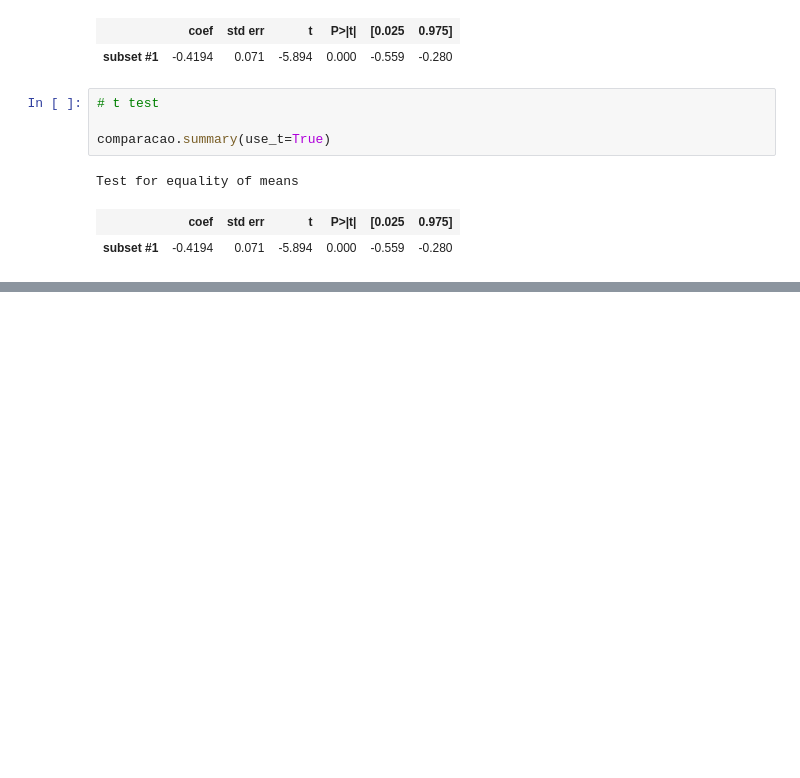
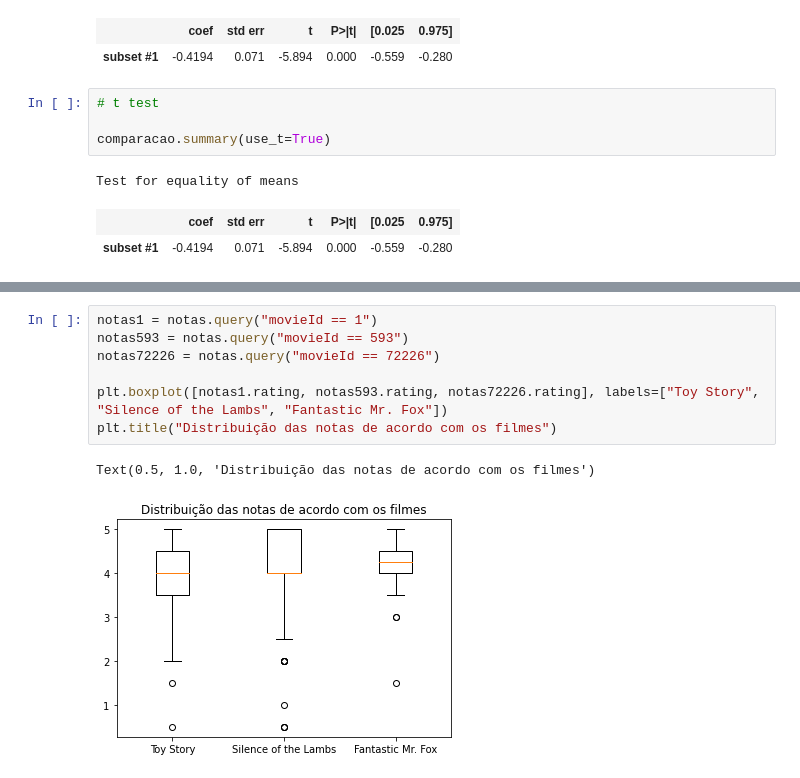
Before and after one commit to cglima/alura-data-science-testes-estat-sticos-com-python, a Jupyter notebook: notebook/data-science-introducao-a-tests.ipynb, the cells around one changed output, grey strips where cells are left out. Saved outputs shown, nothing was run; the diff lists cells and outputs as text; blank space fills up the shorter version.

```diff
--- a/notebook/data-science-introducao-a-tests.ipynb
+++ b/notebook/data-science-introducao-a-tests.ipynb
@@ -694,0 +748,10 @@ plt.boxplot([notas.rating, notas1.rating])
+# %%
+notas1 = notas.query("movieId == 1")
+notas593 = notas.query("movieId == 593")
+notas72226 = notas.query("movieId == 72226")
+
+plt.boxplot([notas1.rating, notas593.rating, notas72226.rating], labels=["Toy Story", "Silence of the Lambs", "Fantastic Mr. Fox"])
+plt.title("Distribuição das notas de acordo com os filmes")
+# %% [output]
+Text(0.5, 1.0, 'Distribuição das notas de acordo com os filmes')
+[figure, added]
```
Also changed, not shown: parts of 18 cells of this notebook.
